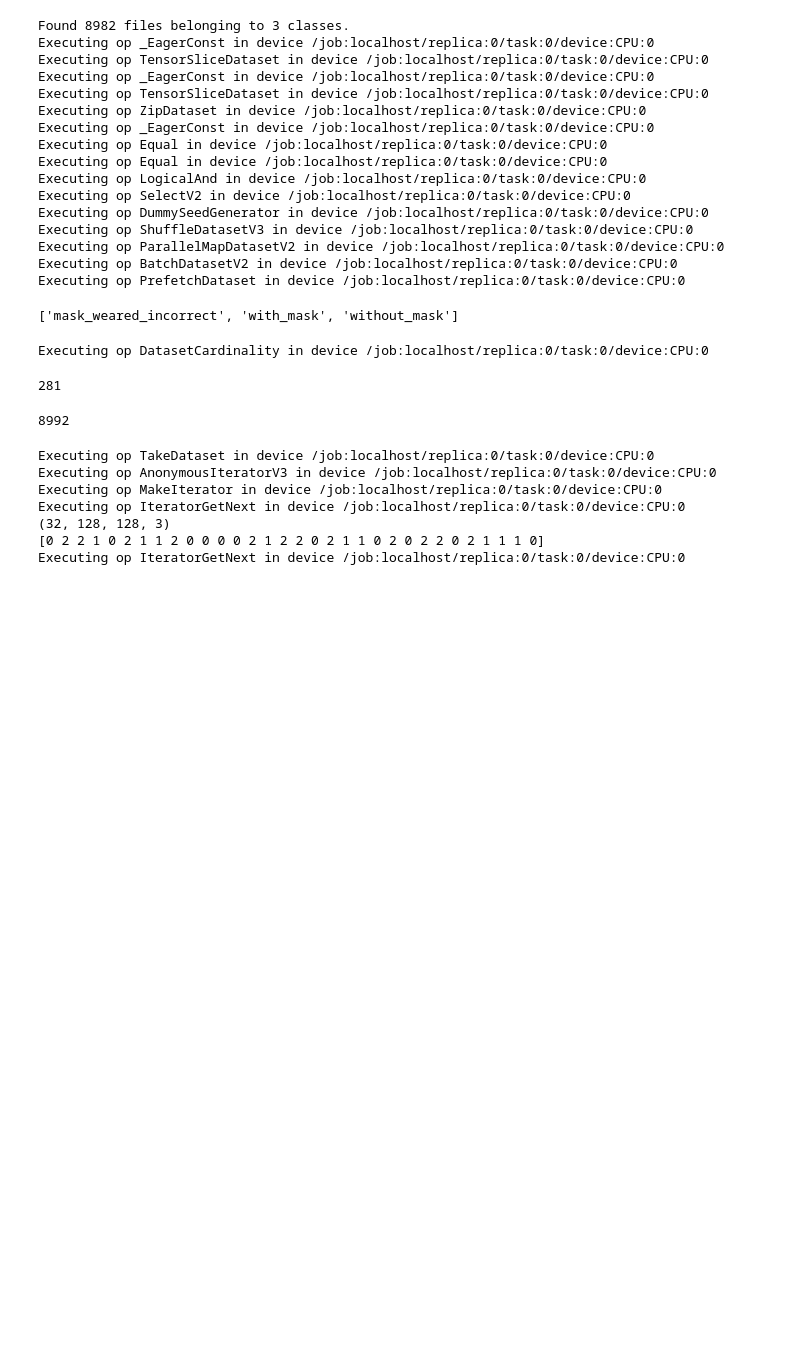
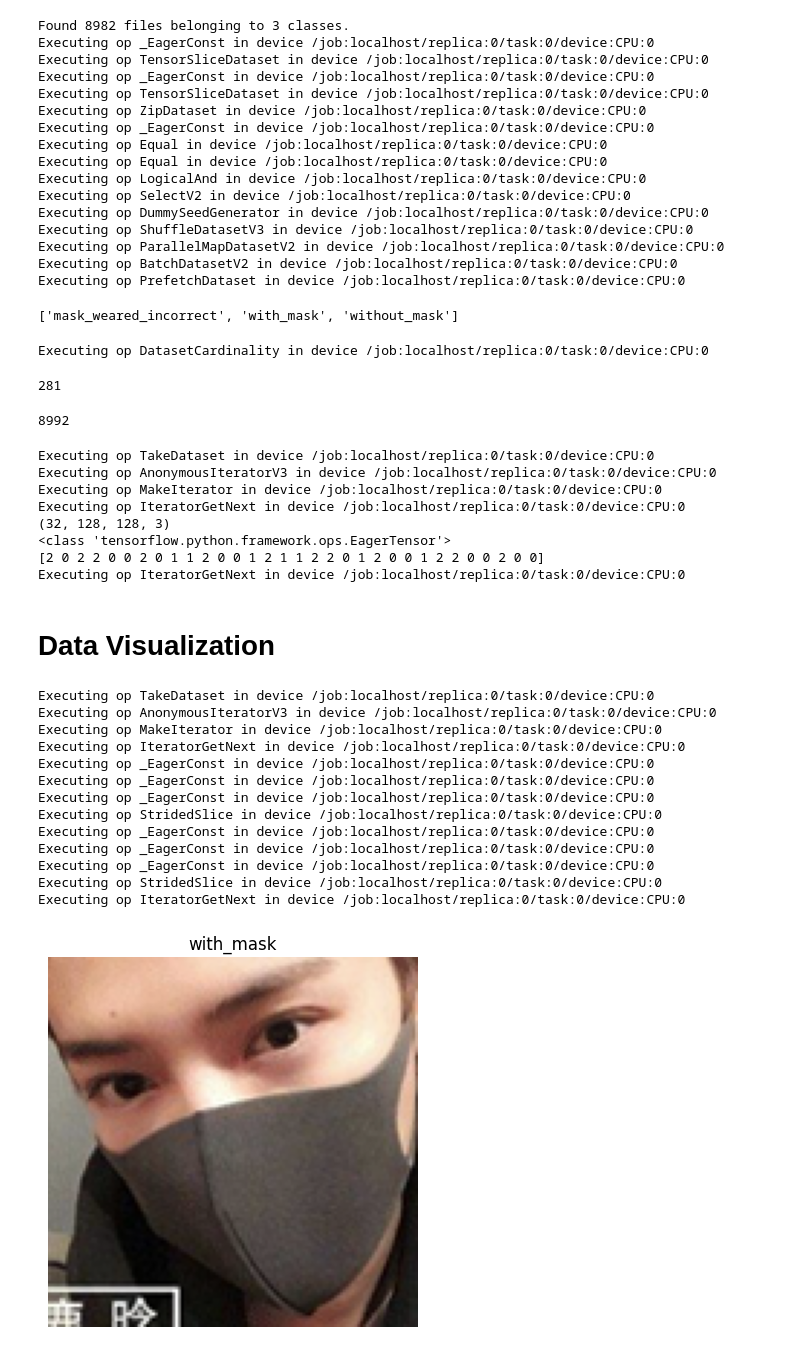
Before and after one commit to baidarnischal/Mask-Wearing-Classification, a Jupyter notebook: training/training.ipynb, the cells around one changed output. Cells and saved outputs as stored; diff of their text form; code cells hidden in the pictures; blank space fills up the shorter version.

Commit message:
feat(training.ipynb): done data visualization
BREAKING CHANGE:

```diff
--- a/training/training.ipynb
+++ b/training/training.ipynb
@@ -67,6 +67,7 @@ Executing op DatasetCardinality in device /job:localhost/replica:0/task:0/device
 # %%
 for image_batch, label_batch in dataset.take(1):
     print(image_batch.shape)
+    print(type(image_batch))
     print(label_batch.numpy())
 # %% [output]
 Executing op TakeDataset in device /job:localhost/replica:0/task:0/device:CPU:0
@@ -74,5 +75,28 @@ Executing op AnonymousIteratorV3 in device /job:localhost/replica:0/task:0/devic
 Executing op MakeIterator in device /job:localhost/replica:0/task:0/device:CPU:0
 Executing op IteratorGetNext in device /job:localhost/replica:0/task:0/device:CPU:0
 (32, 128, 128, 3)
-[0 2 2 1 0 2 1 1 2 0 0 0 0 2 1 2 2 0 2 1 1 0 2 0 2 2 0 2 1 1 1 0]
+<class 'tensorflow.python.framework.ops.EagerTensor'>
+[2 0 2 2 0 0 2 0 1 1 2 0 0 1 2 1 1 2 2 0 1 2 0 0 1 2 2 0 0 2 0 0]
 Executing op IteratorGetNext in device /job:localhost/replica:0/task:0/device:CPU:0
+# %% [markdown]
+# Data Visualization
+# %%
+for image_batch, label_batch in dataset.take(1):  #everytime shows new image as it is shuffling
+    plt.imshow(image_batch[0].numpy().astype("uint8"))
+    plt.title(class_names[label_batch[0]])
+    plt.axis("off")
+# %% [output]
+Executing op TakeDataset in device /job:localhost/replica:0/task:0/device:CPU:0
+Executing op AnonymousIteratorV3 in device /job:localhost/replica:0/task:0/device:CPU:0
+Executing op MakeIterator in device /job:localhost/replica:0/task:0/device:CPU:0
+Executing op IteratorGetNext in device /job:localhost/replica:0/task:0/device:CPU:0
+Executing op _EagerConst in device /job:localhost/replica:0/task:0/device:CPU:0
+Executing op _EagerConst in device /job:localhost/replica:0/task:0/device:CPU:0
+Executing op _EagerConst in device /job:localhost/replica:0/task:0/device:CPU:0
+Executing op StridedSlice in device /job:localhost/replica:0/task:0/device:CPU:0
+Executing op _EagerConst in device /job:localhost/replica:0/task:0/device:CPU:0
+Executing op _EagerConst in device /job:localhost/replica:0/task:0/device:CPU:0
+Executing op _EagerConst in device /job:localhost/replica:0/task:0/device:CPU:0
+Executing op StridedSlice in device /job:localhost/replica:0/task:0/device:CPU:0
+Executing op IteratorGetNext in device /job:localhost/replica:0/task:0/device:CPU:0
+[figure, added]
```
Also changed, not shown: parts of 1 cell of this notebook.
